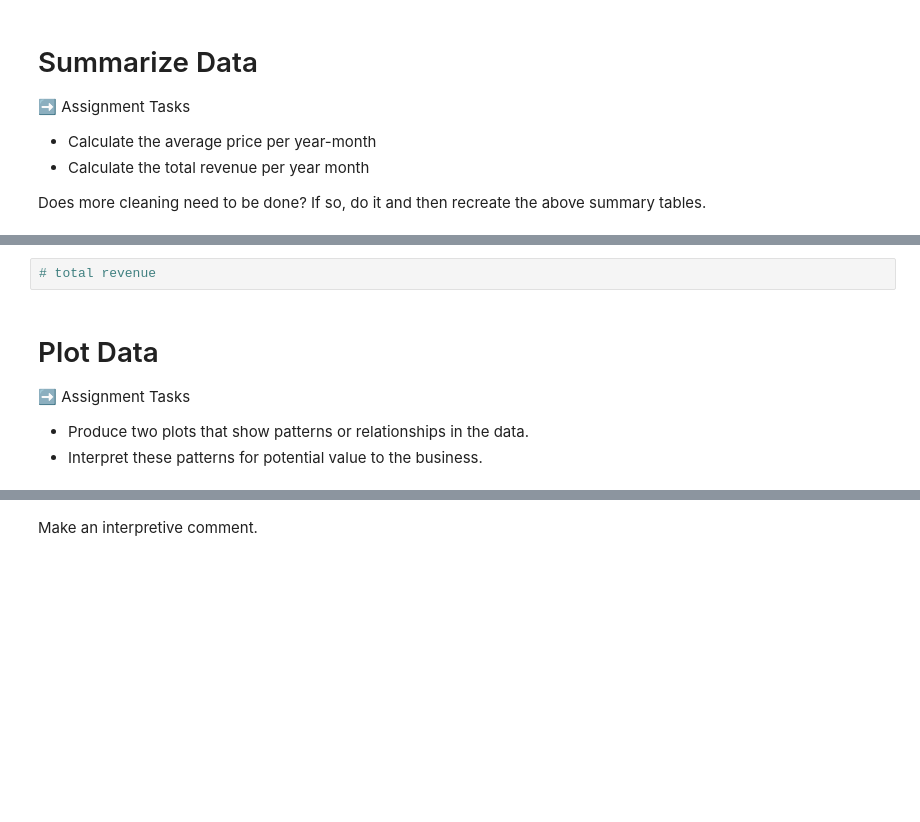
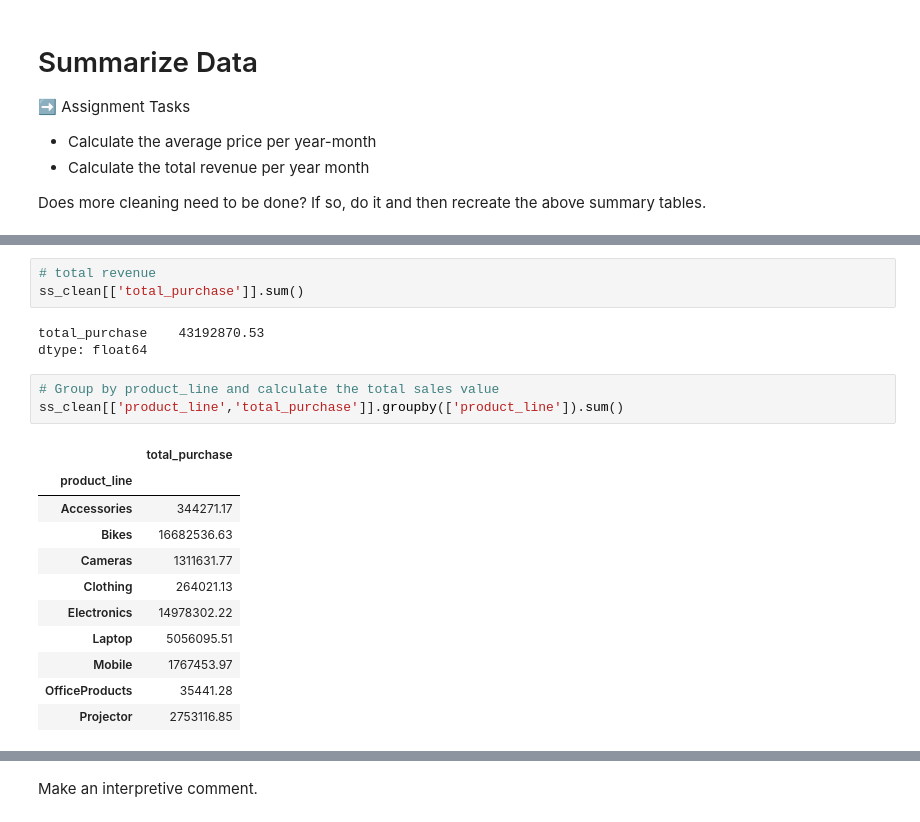
Before and after one commit to MatthewAramaki/IS_4487_Tokyo, a Jupyter notebook: Aramaki_day3_lab_retailer_intro.ipynb, the cells around one changed output, grey strips where cells are left out. Drawn from its saved outputs; the diff is of its cells as text; blank space fills up the shorter version.

```diff
--- a/Aramaki_day3_lab_retailer_intro.ipynb
+++ b/Aramaki_day3_lab_retailer_intro.ipynb
@@ -91,9 +125,22 @@ Does more cleaning need to be done? If so, do it and then recreate the above sum
 # %%
 # total revenue
+ss_clean[['total_purchase']].sum()
+# %% [output]
+total_purchase    43192870.53
+dtype: float64
-# %% [markdown]
-# Plot Data
-
-➡️ Assignment Tasks
-- Produce two plots that show patterns or relationships in the data.
-- Interpret these patterns for potential value to the business.
+# %%
+# Group by product_line and calculate the total sales value
+ss_clean[['product_line','total_purchase']].groupby(['product_line']).sum()
+# %% [output]
+|  | total_purchase |
+| product_line |  |
+| Accessories | 344271.17 |
+| Bikes | 16682536.63 |
+| Cameras | 1311631.77 |
+| Clothing | 264021.13 |
+| Electronics | 14978302.22 |
+| Laptop | 5056095.51 |
+| Mobile | 1767453.97 |
+| OfficeProducts | 35441.28 |
+| Projector | 2753116.85 |
 # %%
```
Also changed, not shown: parts of 8 cells of this notebook.
